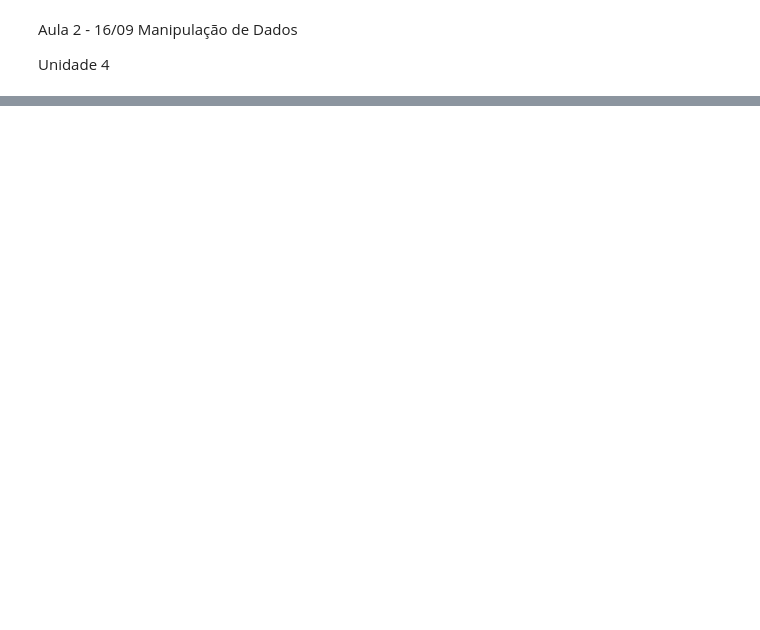
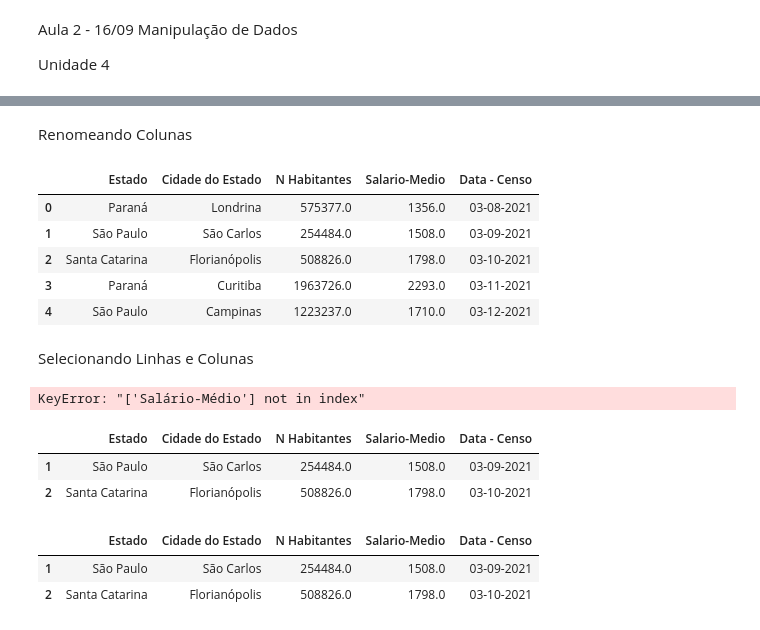
Before and after one commit to ianvogel-glitch/Datascience_mkt, a Jupyter notebook: Aula_DataScience_Mkt_Ian.ipynb, the cells around one changed output, grey strips where cells are left out. Saved outputs shown, nothing was run; the diff lists cells and outputs as text; code cells hidden in the pictures; blank space fills up the shorter version.

```diff
--- a/Aula_DataScience_Mkt_Ian.ipynb
+++ b/Aula_DataScience_Mkt_Ian.ipynb
@@ -62,0 +176,31 @@ df.head(2)
+# %% [markdown]
+Renomeando Colunas
+# %%
+cidades.rename(columns={'Habitantes': 'N Habitantes', 'Data': 'Data - Censo'}, inplace=True)
+cidades
+# %% [output]
+|  | Estado | Cidade do Estado | N Habitantes | Salario-Medio | Data - Censo |
+| 0 | Paraná | Londrina | 575377.0 | 1356.0 | 03-08-2021 |
+| 1 | São Paulo | São Carlos | 254484.0 | 1508.0 | 03-09-2021 |
+| 2 | Santa Catarina | Florianópolis | 508826.0 | 1798.0 | 03-10-2021 |
+| 3 | Paraná | Curitiba | 1963726.0 | 2293.0 | 03-11-2021 |
+| 4 | São Paulo | Campinas | 1223237.0 | 1710.0 | 03-12-2021 |
+# %% [markdown]
+Selecionando Linhas e Colunas
+# %%
+cidadesHab = cidades[['N Habitantes', 'Salário-Médio']] # Seleciona as duas colunas com os nomes especificados
+cidadesHab
+# %% [output]
+KeyError: "['Salário-Médio'] not in index"
+# %%
+cidades.loc[[1, 2]] # Seleciona as duas linhas com os nomes especificados (note que o "rótulo" de cada linha está presente na forma de números inteiros)
+# %% [output]
+|  | Estado | Cidade do Estado | N Habitantes | Salario-Medio | Data - Censo |
+| 1 | São Paulo | São Carlos | 254484.0 | 1508.0 | 03-09-2021 |
+| 2 | Santa Catarina | Florianópolis | 508826.0 | 1798.0 | 03-10-2021 |
+# %%
+cidades.iloc[1:3] # Seleciona as linhas do dataframe original, referentes ao índice determinado
+# %% [output]
+|  | Estado | Cidade do Estado | N Habitantes | Salario-Medio | Data - Censo |
+| 1 | São Paulo | São Carlos | 254484.0 | 1508.0 | 03-09-2021 |
+| 2 | Santa Catarina | Florianópolis | 508826.0 | 1798.0 | 03-10-2021 |
```
Also changed, not shown: parts of 37 cells of this notebook.
